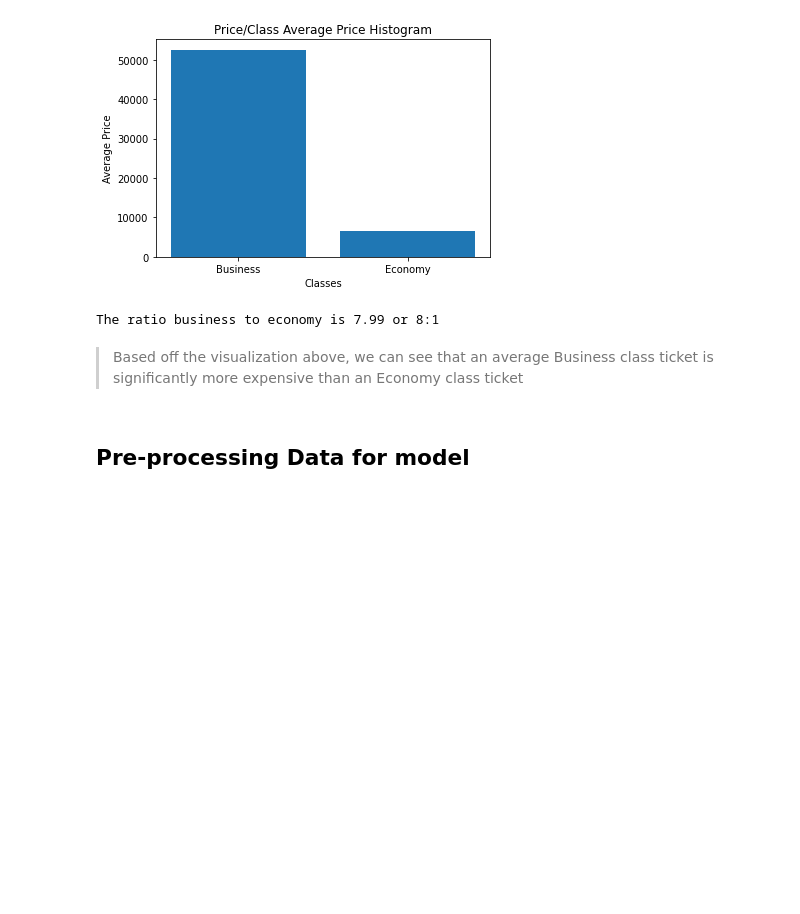
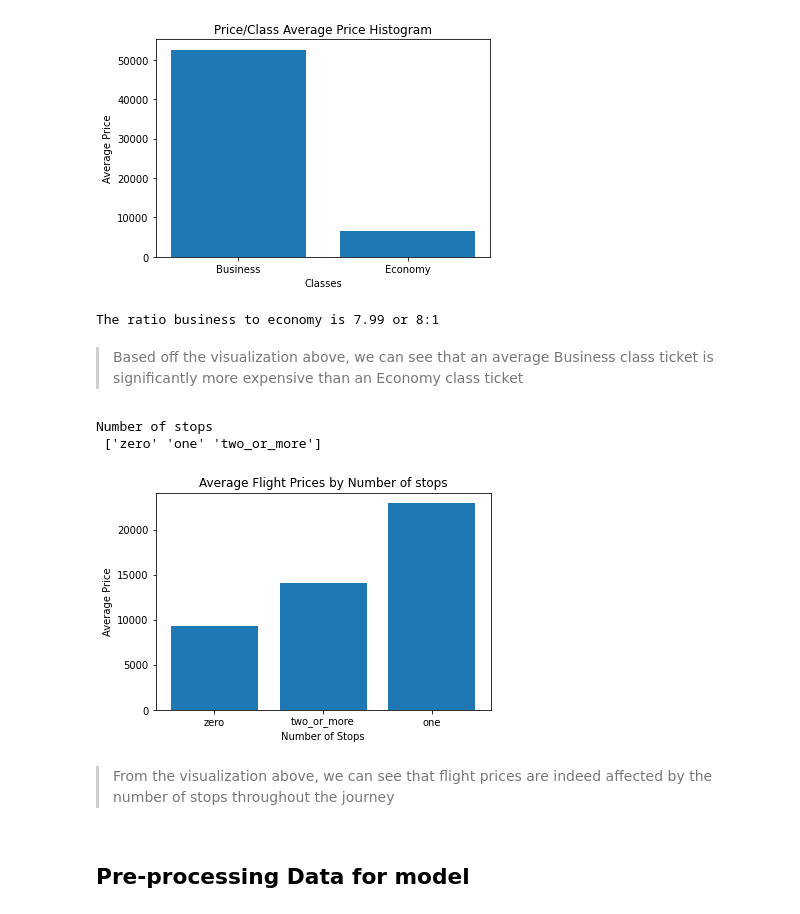
Before and after one commit to munas-git/Flight-Price-Prediction, a Jupyter notebook: flight-price-prediction.ipynb, the cells around one changed output. Saved outputs shown, nothing was run; the diff lists cells and outputs as text; code cells hidden in the pictures; blank space fills up the shorter version.

```diff
--- a/flight-price-prediction.ipynb
+++ b/flight-price-prediction.ipynb
@@ -222,5 +223,22 @@ print('The ratio business to economy is',ratio.round(2), 'or 8:1')
 The ratio business to economy is 7.99 or 8:1
 # %% [markdown]
 > Based off the visualization above, we can see that an average Business class ticket is significantly more expensive than an Economy class ticket
+# %%
+stops = df['stops'].unique()
+print("Number of stops\n", stops)
+# %% [output]
+Number of stops
+ ['zero' 'one' 'two_or_more']
+# %%
+stops = df.groupby('stops')['price'].mean().round(0).sort_values(ascending= True)
+plt.bar(stops.index, stops.values)
+plt.title("Average Flight Prices by Number of stops")
+plt.xlabel("Number of Stops")
+plt.ylabel("Average Price")
+plt.show()
+# %% [output]
+[figure, added]
+# %% [markdown]
+> From the visualization above, we can see that flight prices are indeed affected by the number of stops throughout the journey
 # %% [markdown]
 ## Pre-processing Data for model
```
Also changed, not shown: parts of 6 cells of this notebook.
